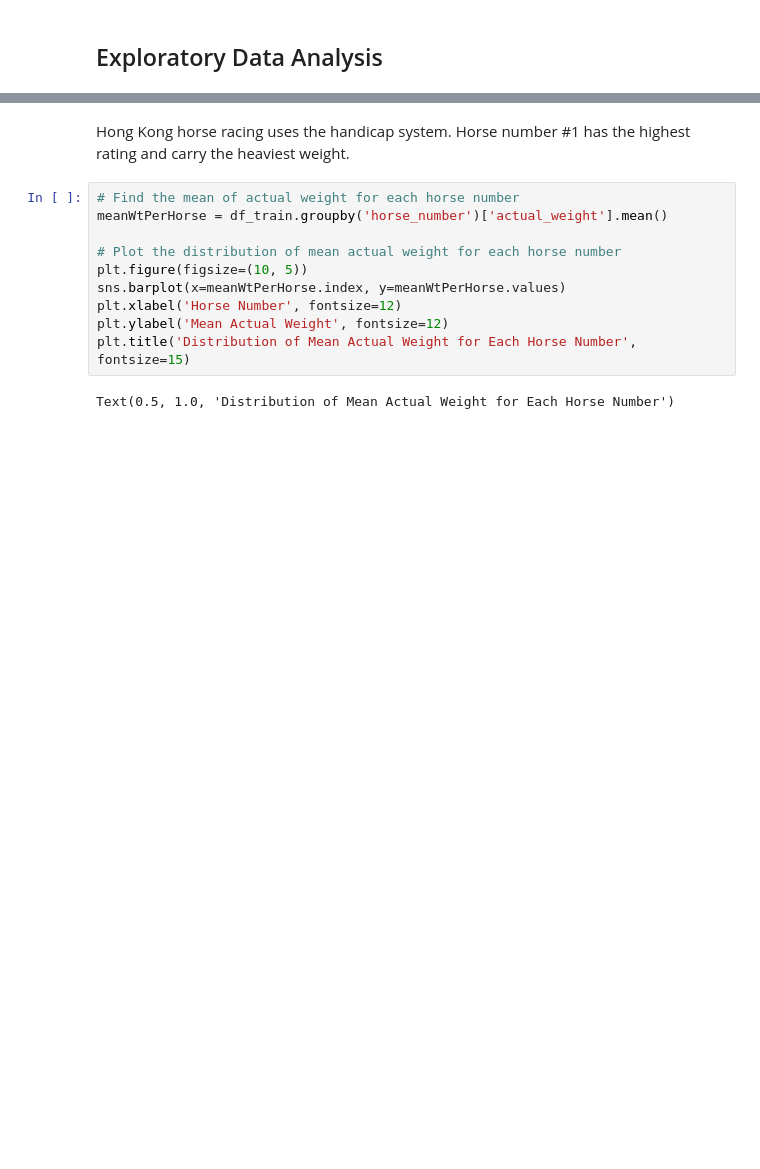
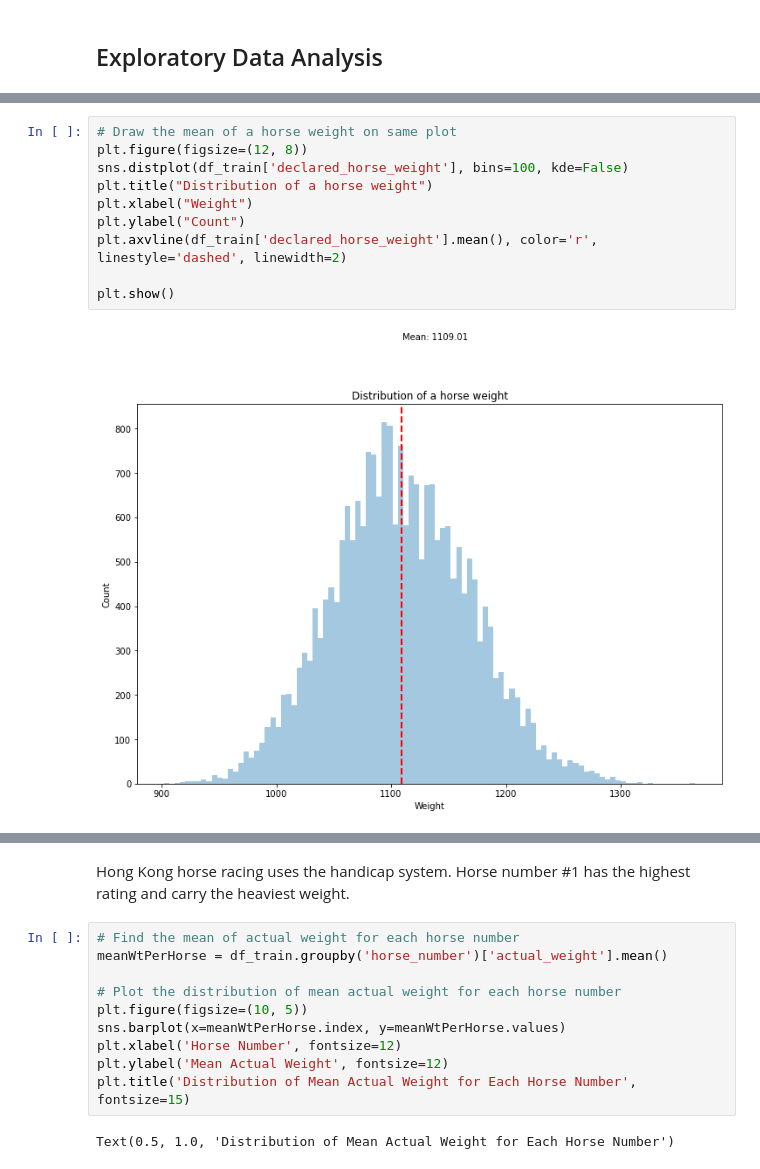
Before and after one commit to ethan-eplee/HorseRacePrediction, a Jupyter notebook: 02_eda.ipynb, the cells around one changed output, grey strips where cells are left out. Drawn from its saved outputs; the diff is of its cells as text; blank space fills up the shorter version.

```diff
--- a/02_eda.ipynb
+++ b/02_eda.ipynb
@@ -51,0 +52,12 @@ time: 16 ms (started: 2022-10-17 01:03:27 +08:00)
+# %%
+# Draw the mean of a horse weight on same plot
+plt.figure(figsize=(12, 8))
+sns.distplot(df_train['declared_horse_weight'], bins=100, kde=False)
+plt.title("Distribution of a horse weight")
+plt.xlabel("Weight")
+plt.ylabel("Count")
+plt.axvline(df_train['declared_horse_weight'].mean(), color='r', linestyle='dashed', linewidth=2)
+
+plt.show()
+# %% [output]
+[figure, added]
```
Also changed, not shown: parts of 14 cells of this notebook, 19 other files.
